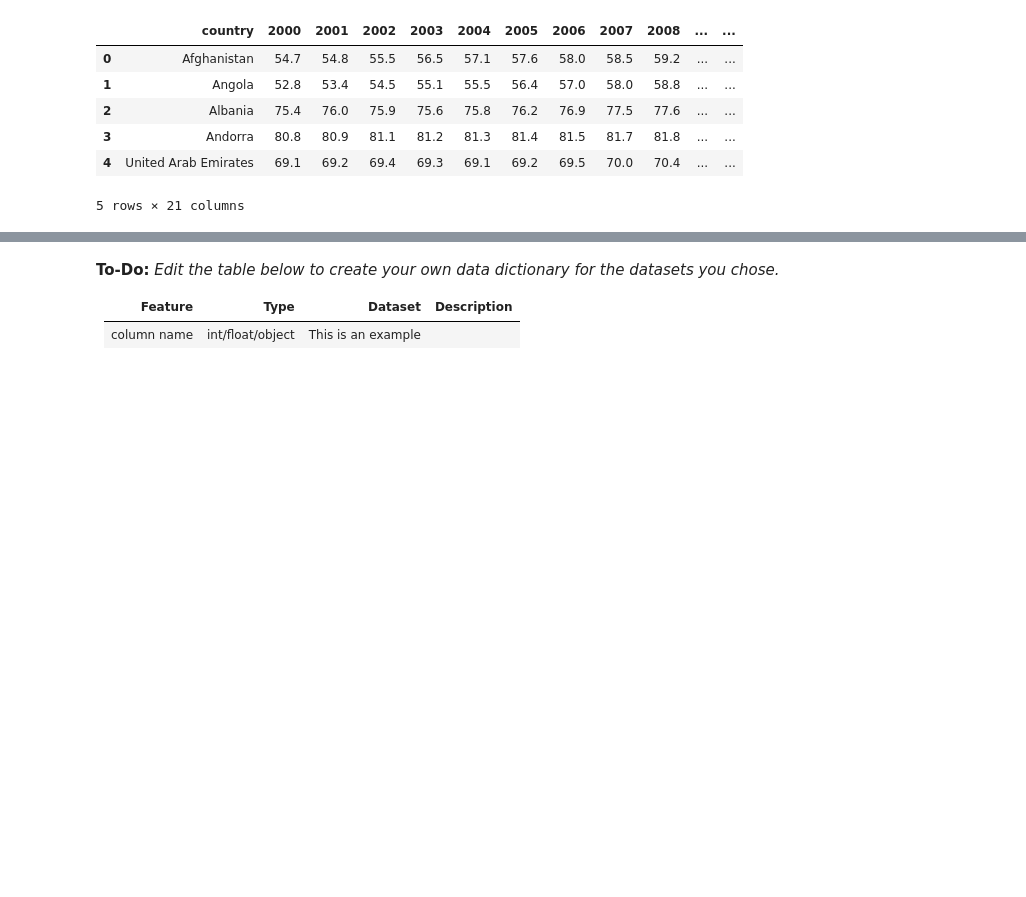
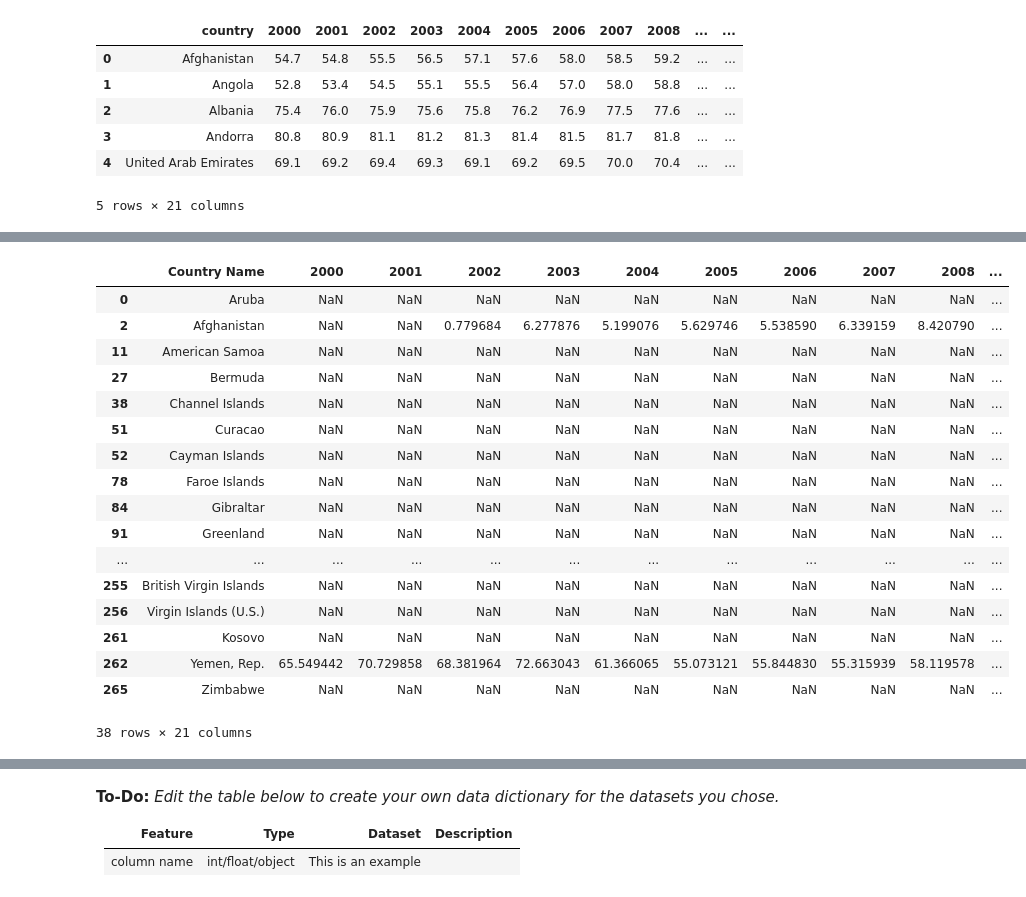
Before and after one commit to rafirahman27/World_Development_Statistics, a Jupyter notebook: code/starter-code.ipynb, the cells around one changed output, grey strips where cells are left out. Cells and saved outputs as stored; diff of their text form; code cells hidden in the pictures; blank space fills up the shorter version.

```diff
--- a/code/starter-code.ipynb
+++ b/code/starter-code.ipynb
@@ -307,0 +301,23 @@ health_aid23
+# %%
+# Identifying all missing data
+
+health_aid20[health_aid20.isnull().any(axis=1)]
+# %% [output]
+|  | Country Name | 2000 | 2001 | 2002 | 2003 | 2004 | 2005 | 2006 | 2007 | 2008 | ... |
+| 0 | Aruba | NaN | NaN | NaN | NaN | NaN | NaN | NaN | NaN | NaN | ... |
+| 2 | Afghanistan | NaN | NaN | 0.779684 | 6.277876 | 5.199076 | 5.629746 | 5.538590 | 6.339159 | 8.420790 | ... |
+| 11 | American Samoa | NaN | NaN | NaN | NaN | NaN | NaN | NaN | NaN | NaN | ... |
+| 27 | Bermuda | NaN | NaN | NaN | NaN | NaN | NaN | NaN | NaN | NaN | ... |
+| 38 | Channel Islands | NaN | NaN | NaN | NaN | NaN | NaN | NaN | NaN | NaN | ... |
+| 51 | Curacao | NaN | NaN | NaN | NaN | NaN | NaN | NaN | NaN | NaN | ... |
+| 52 | Cayman Islands | NaN | NaN | NaN | NaN | NaN | NaN | NaN | NaN | NaN | ... |
+| 78 | Faroe Islands | NaN | NaN | NaN | NaN | NaN | NaN | NaN | NaN | NaN | ... |
+| 84 | Gibraltar | NaN | NaN | NaN | NaN | NaN | NaN | NaN | NaN | NaN | ... |
+| 91 | Greenland | NaN | NaN | NaN | NaN | NaN | NaN | NaN | NaN | NaN | ... |
+| ... | ... | ... | ... | ... | ... | ... | ... | ... | ... | ... | ... |
+| 255 | British Virgin Islands | NaN | NaN | NaN | NaN | NaN | NaN | NaN | NaN | NaN | ... |
+| 256 | Virgin Islands (U.S.) | NaN | NaN | NaN | NaN | NaN | NaN | NaN | NaN | NaN | ... |
+| 261 | Kosovo | NaN | NaN | NaN | NaN | NaN | NaN | NaN | NaN | NaN | ... |
+| 262 | Yemen, Rep. | 65.549442 | 70.729858 | 68.381964 | 72.663043 | 61.366065 | 55.073121 | 55.844830 | 55.315939 | 58.119578 | ... |
+| 265 | Zimbabwe | NaN | NaN | NaN | NaN | NaN | NaN | NaN | NaN | NaN | ... |
+38 rows × 21 columns
```
Also changed, not shown: parts of 8 cells of this notebook, 2 other files.
